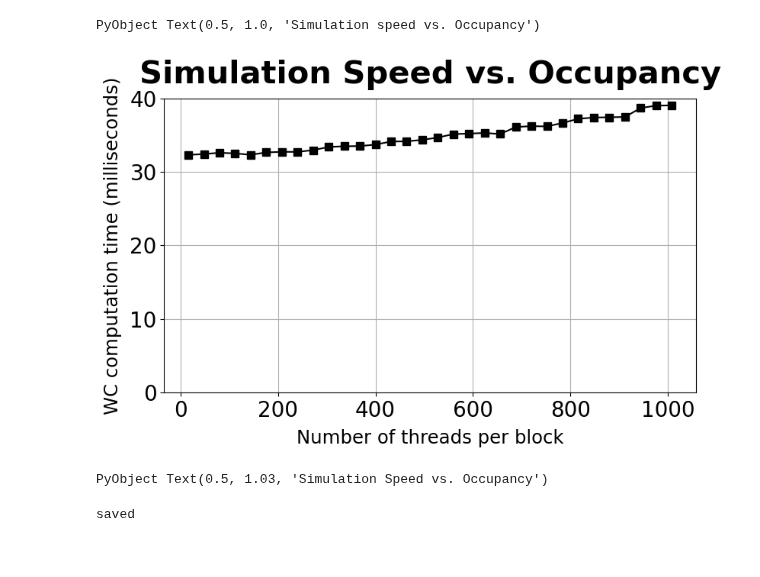
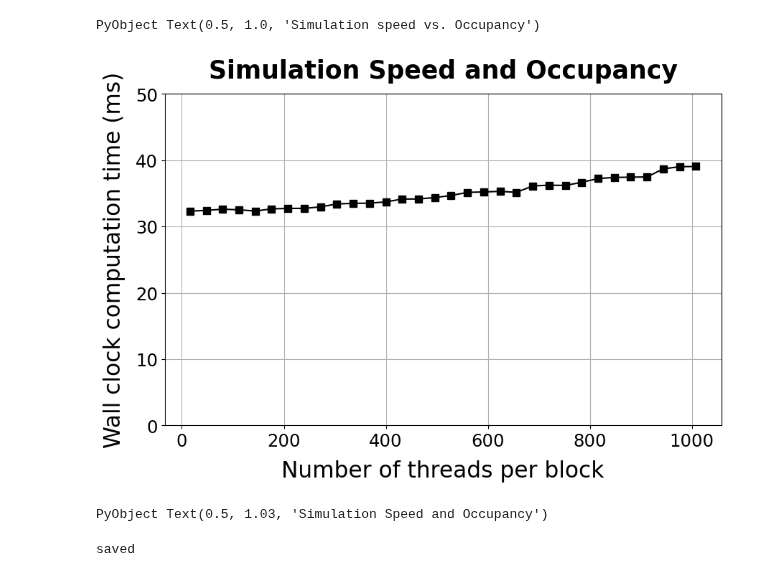
Before and after one commit to robertstrauss/MPAS_Ocean_Julia, a Jupyter notebook: CUDAOccupancyTest.ipynb, the cells around one changed output. Cells and saved outputs as stored; diff of their text form; code cells hidden in the pictures.

Commit message:
redid plots, rerunning some simulations for final paper figures

```diff
--- a/CUDAOccupancyTest.ipynb
+++ b/CUDAOccupancyTest.ipynb
@@ -300,28 +300,28 @@ for i in 1:size(times)[1]
     lowmeans[i] = mean(times[i,:300])
 end
 # %%
-fig, ax = subplots(1,1, figsize=(9,5))
+fig, ax = subplots(1,1, figsize=(10,6))
 
 # ax.set_xscale("log")
 # ax.set_yscale("log")
 
 plot(threadcountsS[1:2:end], meansS[1:2:end]/1000, marker="s", markersize=7.5, color="black") # yerr=stdevsC
 # errorbar(threadcountsS, meansS, yerr=stdevsS, linestyle="None")
 
-plt.ylim(0, 40)
+plt.ylim(0, 50)
 
-ylabel("WC computation time (milliseconds)", fontsize=17.5, labelpad=7.5)
-xlabel("Number of threads per block", fontsize=17.5, labelpad=7.5)
-ax.tick_params(axis="both", which="major", labelsize=20)
+ylabel("Wall clock computation time (ms)", fontsize=22.5, labelpad=10)
+xlabel("Number of threads per block", fontsize=22.5, labelpad=10)
+ax.tick_params(axis="both", which="major", labelsize=17.5)
 
 # legend()
 
 grid(which="both")
 
-title("Simulation Speed vs. Occupancy", fontweight="bold", fontsize=30, y=1.03)
+title("Simulation Speed and Occupancy", fontweight="bold", fontsize=25, y=1.03)
 # %% [output]
-[figure, old version]
+[figure, new version]
-PyObject Text(0.5, 1.03, 'Simulation Speed vs. Occupancy')
+PyObject Text(0.5, 1.03, 'Simulation Speed and Occupancy')
 # %%
 saveplot = true
 if saveplot
```
Also changed, not shown: 26 other files.
